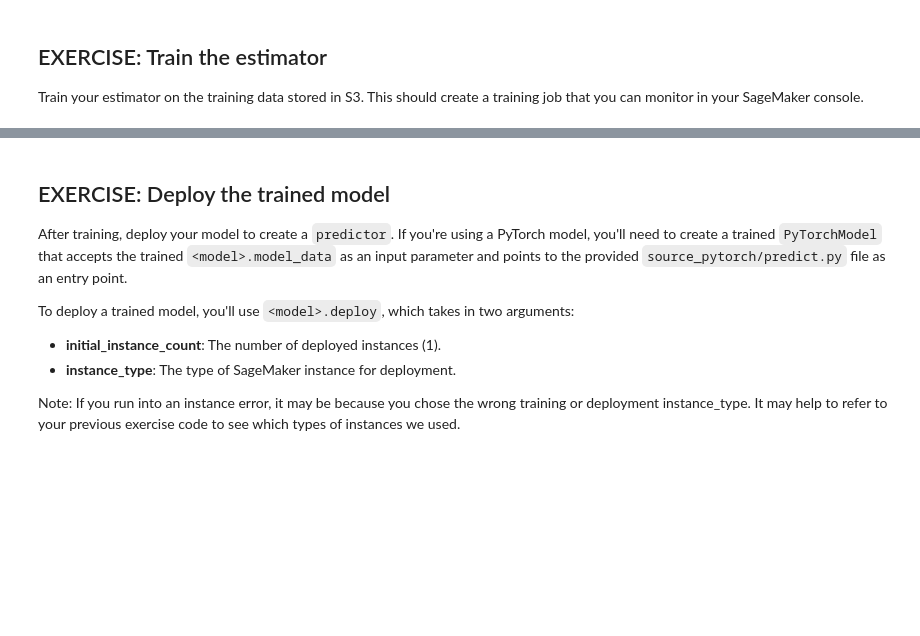
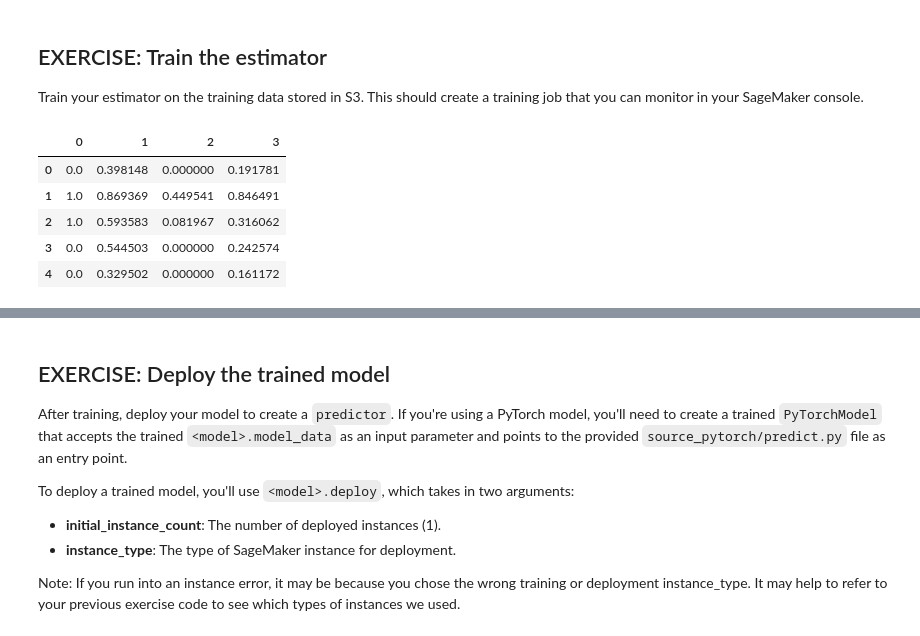
Before and after one commit to leosimoes/Udacity-Plagiarism-Detection, a Jupyter notebook: 3_Training_a_Model.ipynb, the cells around one changed output, grey strips where cells are left out. Drawn from its saved outputs; the diff is of its cells as text; code cells hidden in the pictures; blank space fills up the shorter version.

```diff
--- a/3_Training_a_Model.ipynb
+++ b/3_Training_a_Model.ipynb
@@ -46,9 +47,11 @@ Specify the `data_dir` where you've saved your `train.csv` file. Decide on a des
 You are expected to upload your entire directory. Later, the training script will only access the `train.csv` file.
 # %%
 # should be the name of directory you created to save your features data
-data_dir = None
+data_dir = 'plagiarism_data'
 
 # set prefix, a descriptive name for a directory
-prefix = None
+prefix = 'plagiarism-detection'
 
 # upload all data to S3
+input_data = sagemaker_session.upload_data(path=data_dir, bucket=bucket, key_prefix=prefix)
+input_data
@@ -159,0 +169,2 @@ Train your estimator on the training data stored in S3. This should create a tra
+# %%
+output_path = 's3://{}/{}'.format(bucket, prefix)
@@ -159,0 +179,11 @@ Train your estimator on the training data stored in S3. This should create a tra
+# %%
+train_path = output_path + '/train.csv'
+train = pd.read_csv(train_path, header=None, names=None, dtype='float32')
+train.head()
+# %% [output]
+|  | 0 | 1 | 2 | 3 |
+| 0 | 0.0 | 0.398148 | 0.000000 | 0.191781 |
+| 1 | 1.0 | 0.869369 | 0.449541 | 0.846491 |
+| 2 | 1.0 | 0.593583 | 0.081967 | 0.316062 |
+| 3 | 0.0 | 0.544503 | 0.000000 | 0.242574 |
+| 4 | 0.0 | 0.329502 | 0.000000 | 0.161172 |
```
Also changed, not shown: parts of 21 cells of this notebook, 5 other files.
